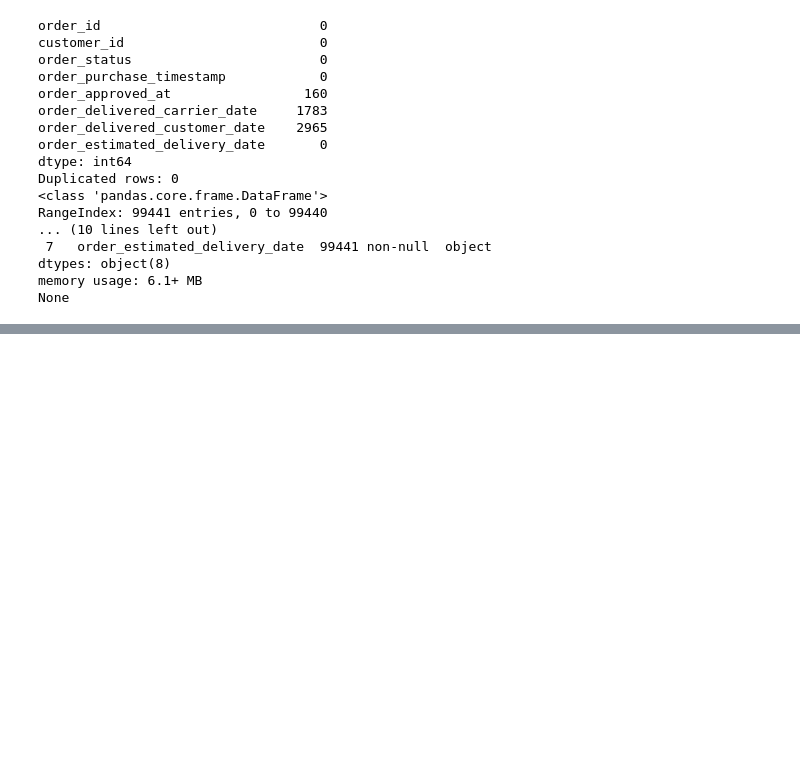
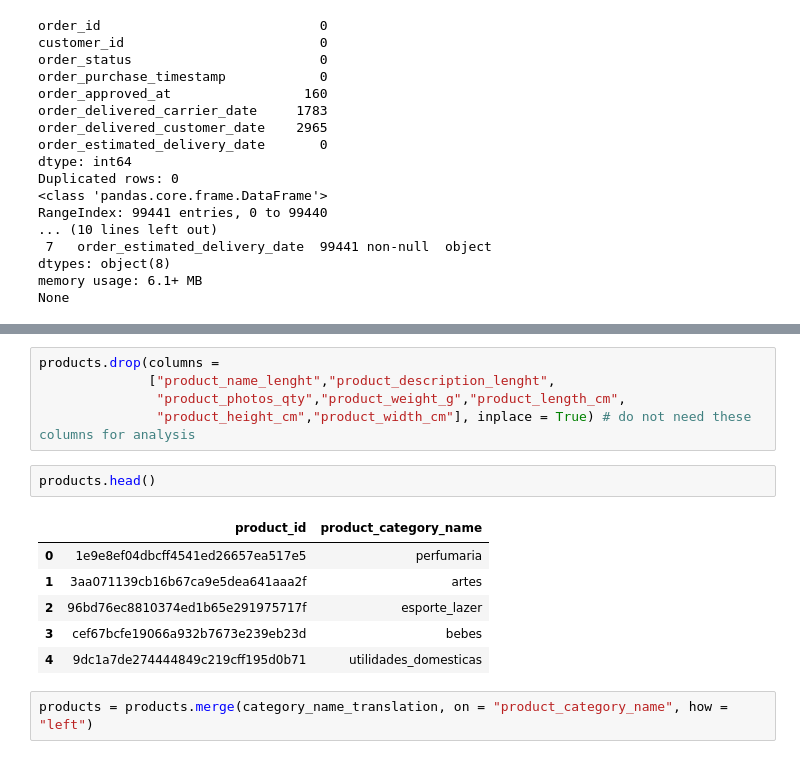
Before and after one commit to Jishnu-12/olist-ecommerce-analytics-pipeline, a Jupyter notebook: Notebooks/02_Data_Cleaning.ipynb, the cells around one changed output, grey strips where cells are left out. Saved outputs shown, nothing was run; the diff lists cells and outputs as text; blank space fills up the shorter version.

```diff
--- a/Notebooks/02_Data_Cleaning.ipynb
+++ b/Notebooks/02_Data_Cleaning.ipynb
@@ -318,0 +400,16 @@ dtype: int64
+# %%
+products.drop(columns =
+              ["product_name_lenght","product_description_lenght",
+               "product_photos_qty","product_weight_g","product_length_cm",
+               "product_height_cm","product_width_cm"], inplace = True) # do not need these columns for analysis
+# %%
+products.head()
+# %% [output]
+|  | product_id | product_category_name |
+| 0 | 1e9e8ef04dbcff4541ed26657ea517e5 | perfumaria |
+| 1 | 3aa071139cb16b67ca9e5dea641aaa2f | artes |
+| 2 | 96bd76ec8810374ed1b65e291975717f | esporte_lazer |
+| 3 | cef67bcfe19066a932b7673e239eb23d | bebes |
+| 4 | 9dc1a7de274444849c219cff195d0b71 | utilidades_domesticas |
+# %%
+products = products.merge(category_name_translation, on = "product_category_name", how = "left")
```
Also changed, not shown: parts of 21 cells of this notebook.
